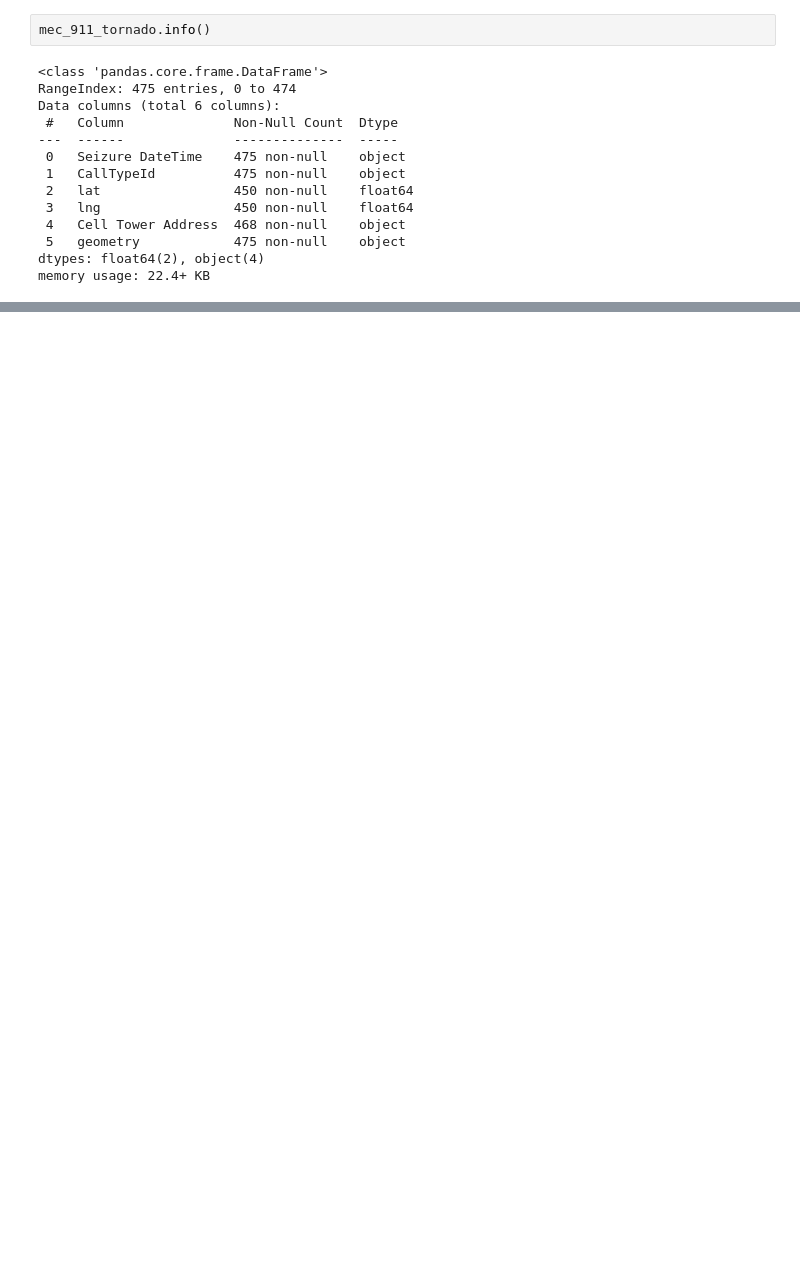
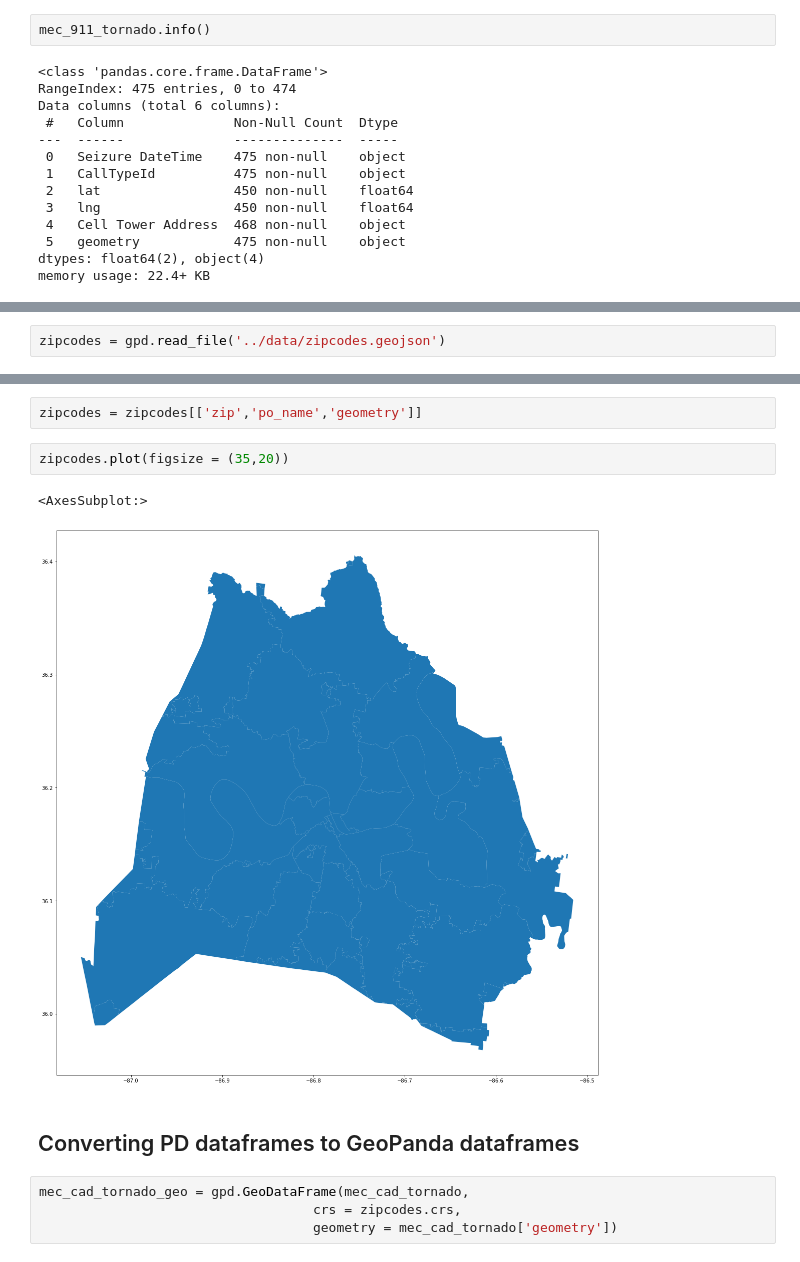
Before and after one commit to MrBardot/NSS-DDA2-metro-nashville-emergency, a Jupyter notebook: Untitled Folder/metro_comm_posey.ipynb, the cells around one changed output, grey strips where cells are left out. Drawn from its saved outputs; the diff is of its cells as text; blank space fills up the shorter version.

```diff
--- a/Untitled Folder/metro_comm_posey.ipynb
+++ b/Untitled Folder/metro_comm_posey.ipynb
@@ -421,0 +424,2 @@ memory usage: 22.4+ KB
+# %%
+zipcodes = gpd.read_file('../data/zipcodes.geojson')
@@ -421,0 +446,13 @@ memory usage: 22.4+ KB
+# %%
+zipcodes = zipcodes[['zip','po_name','geometry']]
+# %%
+zipcodes.plot(figsize = (35,20))
+# %% [output]
+<AxesSubplot:>
+[figure, added]
+# %% [markdown]
+## Converting PD dataframes to GeoPanda dataframes
+# %%
+mec_cad_tornado_geo = gpd.GeoDataFrame(mec_cad_tornado,
+                                   crs = zipcodes.crs,
+                                   geometry = mec_cad_tornado['geometry'])
```
Also changed, not shown: parts of 9 cells of this notebook, 1 other file.
